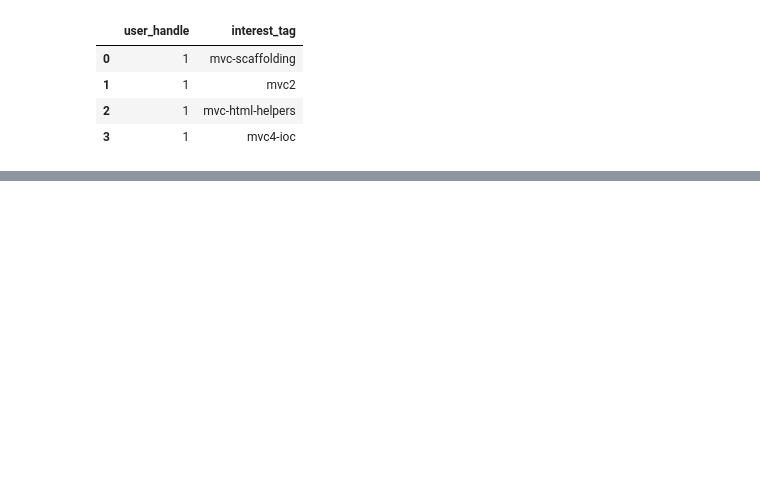
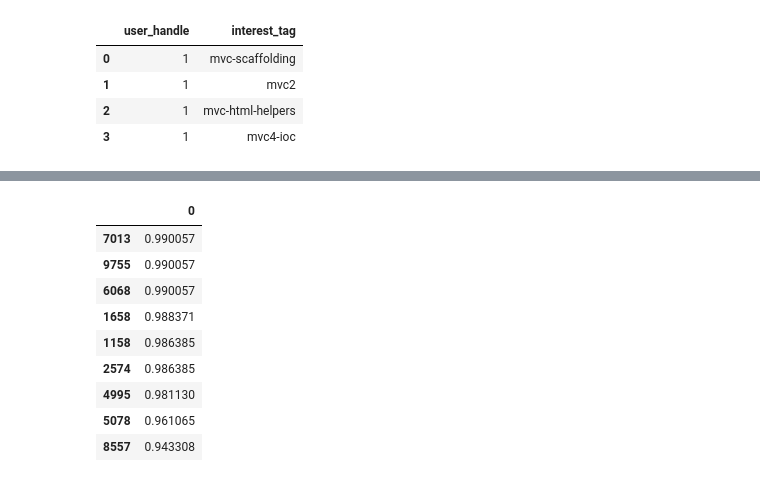
Before and after one commit to amandeepfj/MachineLearningProject, a Jupyter notebook: Data Understanding/DataUnderstanding.ipynb, the cells around one changed output, grey strips where cells are left out. Cells and saved outputs as stored; diff of their text form; code cells hidden in the pictures; blank space fills up the shorter version.

```diff
--- a/Data Understanding/DataUnderstanding.ipynb
+++ b/Data Understanding/DataUnderstanding.ipynb
@@ -362,0 +394,13 @@ similarity_measure.get_pearson_similar_users('8887')
+# %%
+similarity_measure.get_svd_similar_users('1221')
+# %% [output]
+|  | 0 |
+| 7013 | 0.990057 |
+| 9755 | 0.990057 |
+| 6068 | 0.990057 |
+| 1658 | 0.988371 |
+| 1158 | 0.986385 |
+| 2574 | 0.986385 |
+| 4995 | 0.981130 |
+| 5078 | 0.961065 |
+| 8557 | 0.943308 |
```
Also changed, not shown: parts of 8 cells of this notebook.
